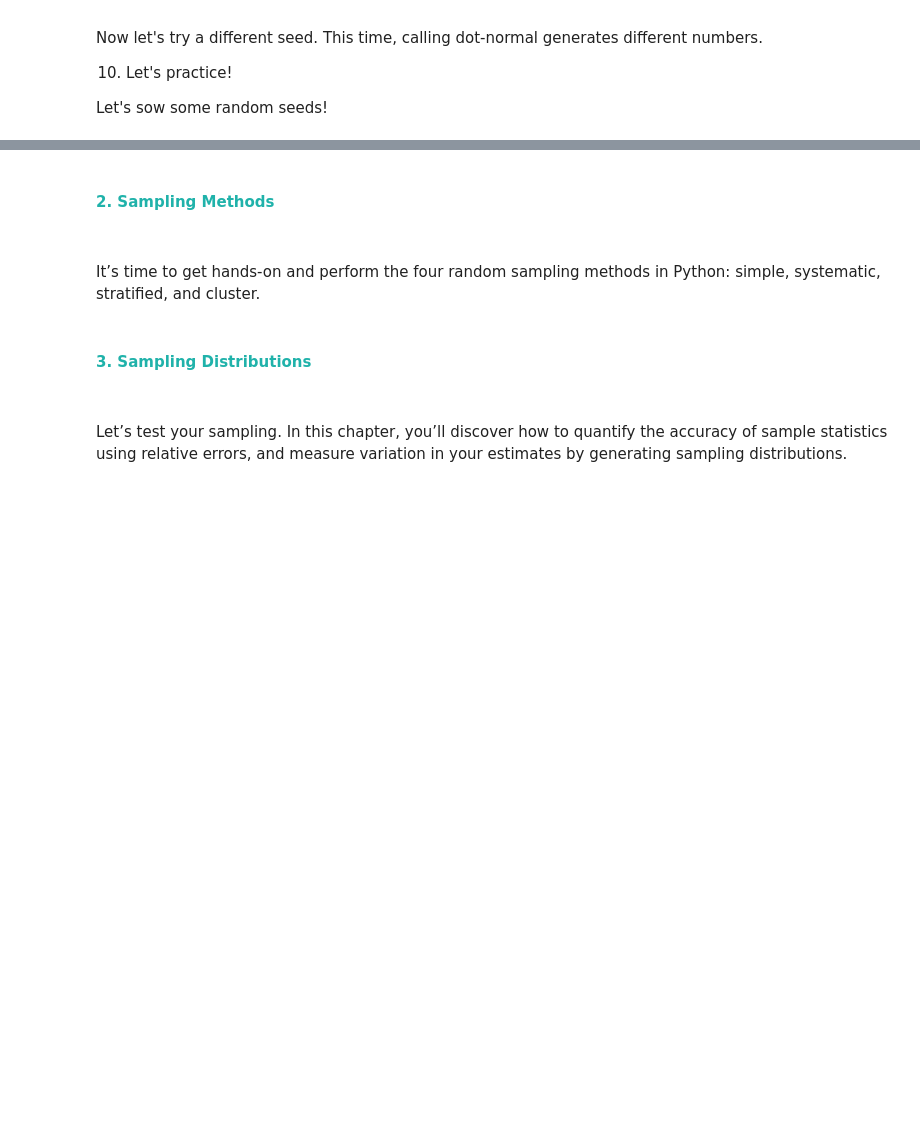
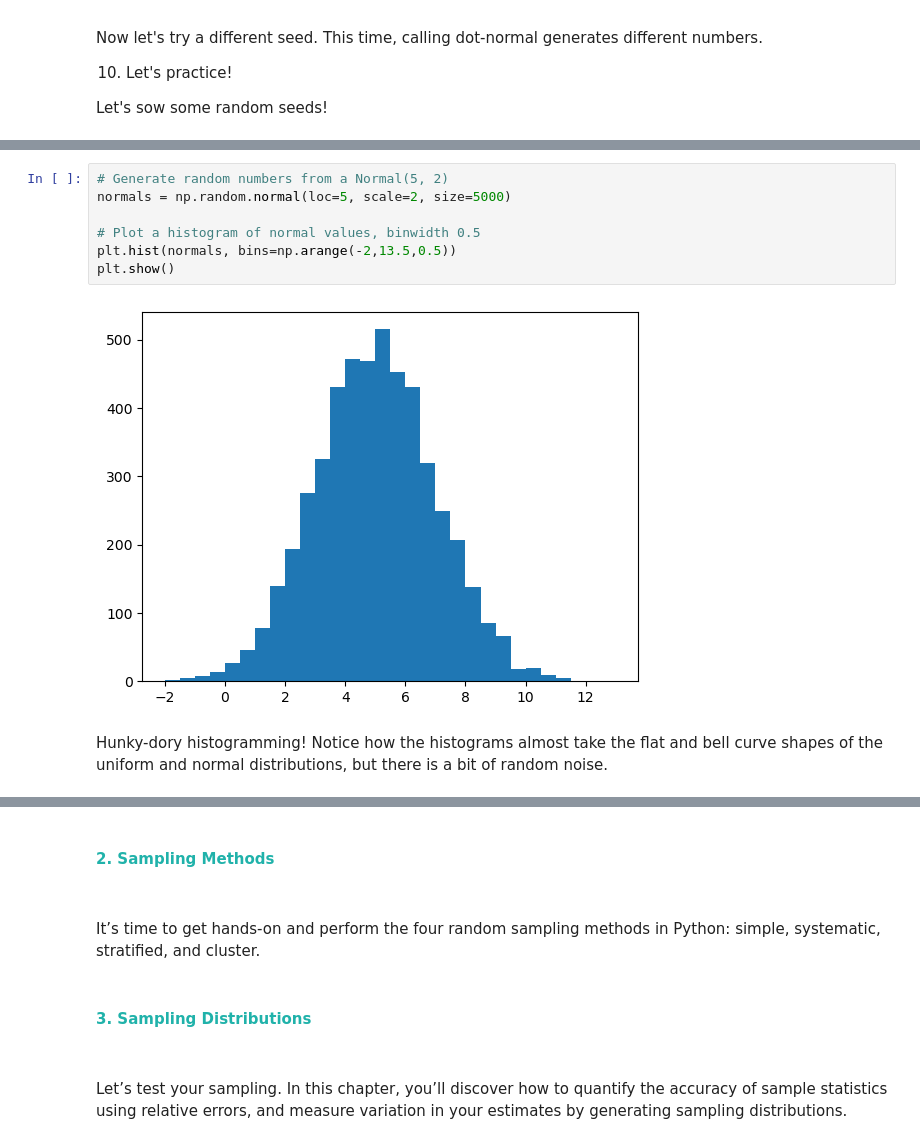
Before and after one commit to KdrDrn/06_COURSES, a Jupyter notebook: DATACAMP/Data Analyst with Python Track/08_Sampling in Python/Sampling in Python.ipynb, the cells around one changed output, grey strips where cells are left out. Drawn from its saved outputs; the diff is of its cells as text; blank space fills up the shorter version.

```diff
--- a/DATACAMP/Data Analyst with Python Track/08_Sampling in Python/Sampling in Python.ipynb
+++ b/DATACAMP/Data Analyst with Python Track/08_Sampling in Python/Sampling in Python.ipynb
@@ -524,0 +571,11 @@ Let's sow some random seeds!
+# %%
+# Generate random numbers from a Normal(5, 2)
+normals = np.random.normal(loc=5, scale=2, size=5000)
+
+# Plot a histogram of normal values, binwidth 0.5
+plt.hist(normals, bins=np.arange(-2,13.5,0.5))
+plt.show()
+# %% [output]
+[figure, added]
+# %% [markdown]
+Hunky-dory histogramming! Notice how the histograms almost take the flat and bell curve shapes of the uniform and normal distributions, but there is a bit of random noise.
```
Also changed, not shown: parts of 8 cells of this notebook.
